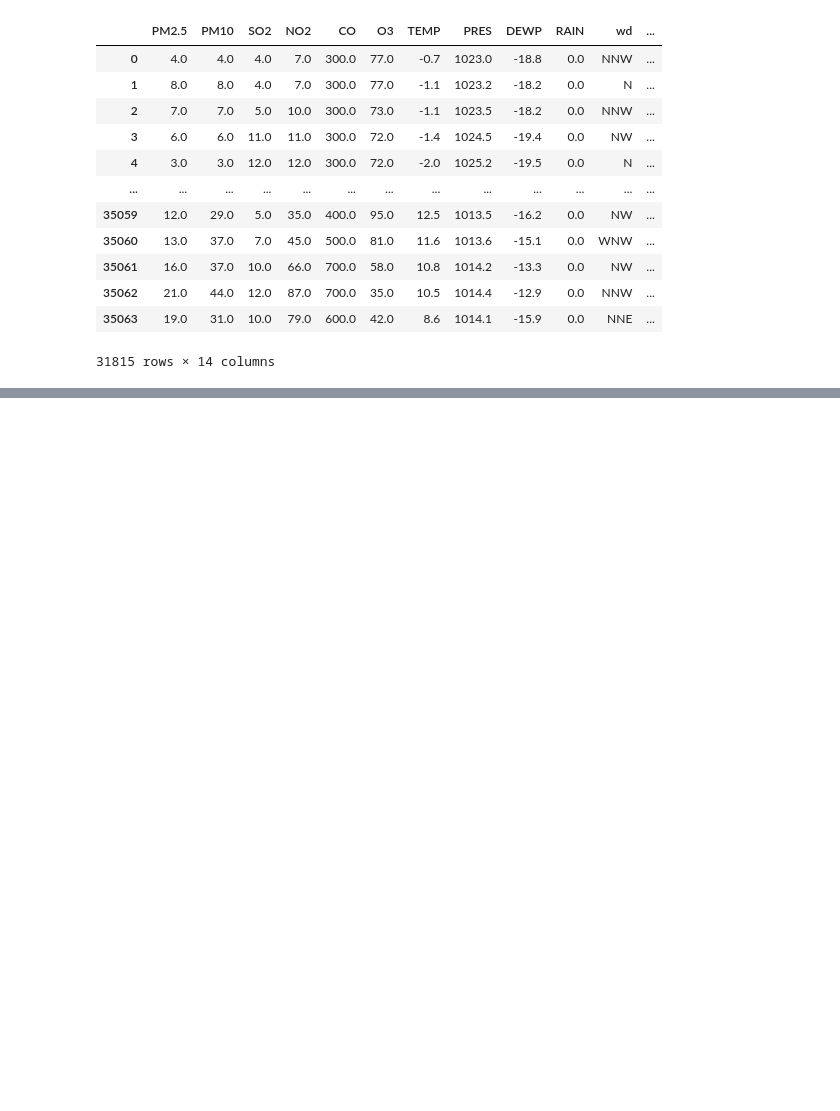
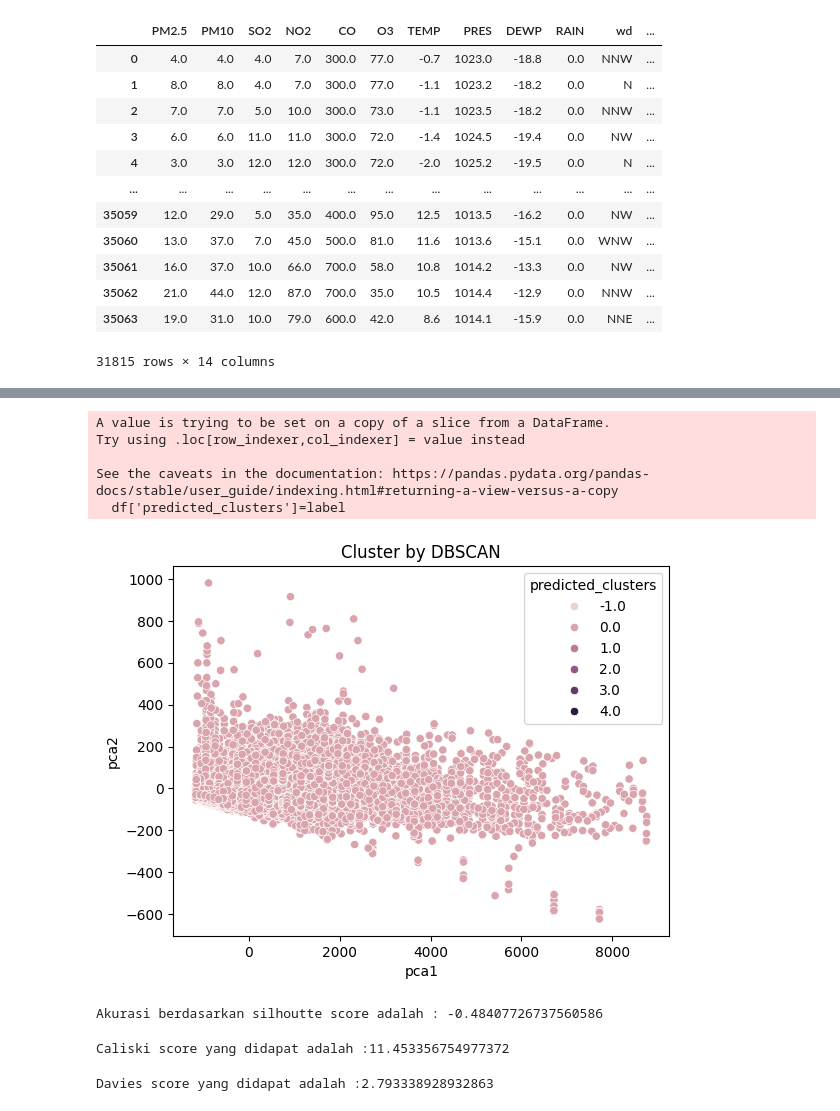
Before and after one commit to aryadzar/Machine-Learning-History, a Jupyter notebook: TUGAS_1_RESPONSI_2217051007_B_M Arya Dzaky Arenanto.ipynb, the cells around one changed output, grey strips where cells are left out. Cells and saved outputs as stored; diff of their text form; code cells hidden in the pictures; blank space fills up the shorter version.

```diff
--- a/TUGAS_1_RESPONSI_2217051007_B_M Arya Dzaky Arenanto.ipynb
+++ b/TUGAS_1_RESPONSI_2217051007_B_M Arya Dzaky Arenanto.ipynb
@@ -99,0 +136,15 @@ df
+# %%
+df['predicted_clusters']=label
+
+reduced_data = PCA(n_components=2).fit_transform(df_clean)
+df_reduced_data = pd.DataFrame(reduced_data, columns=['pca1', 'pca2'])
+sns.scatterplot(x='pca1', y='pca2',hue=df['predicted_clusters'], data=df_reduced_data)
+plt.title("Cluster by DBSCAN")
+plt.show()
+# %% [output]
+A value is trying to be set on a copy of a slice from a DataFrame.
+Try using .loc[row_indexer,col_indexer] = value instead
+
+See the caveats in the documentation: https://pandas.pydata.org/pandas-docs/stable/user_guide/indexing.html#returning-a-view-versus-a-copy
+  df['predicted_clusters']=label
+[figure, added]
@@ -99,0 +153,15 @@ df
+# %%
+ss = silhouette_score(Z, label)
+print(f"Akurasi berdasarkan silhoutte score adalah : {ss} ")
+# %% [output]
+Akurasi berdasarkan silhoutte score adalah : -0.48407726737560586
+# %%
+sc = calinski_harabasz_score(Z,label)
+print(f"Caliski score yang didapat adalah :{sc}")
+# %% [output]
+Caliski score yang didapat adalah :11.453356754977372
+# %%
+sd = davies_bouldin_score(Z,label)
+print(f"Davies score yang didapat adalah :{sd}")
+# %% [output]
+Davies score yang didapat adalah :2.793338928932863
```
Also changed, not shown: parts of 8 cells of this notebook.
